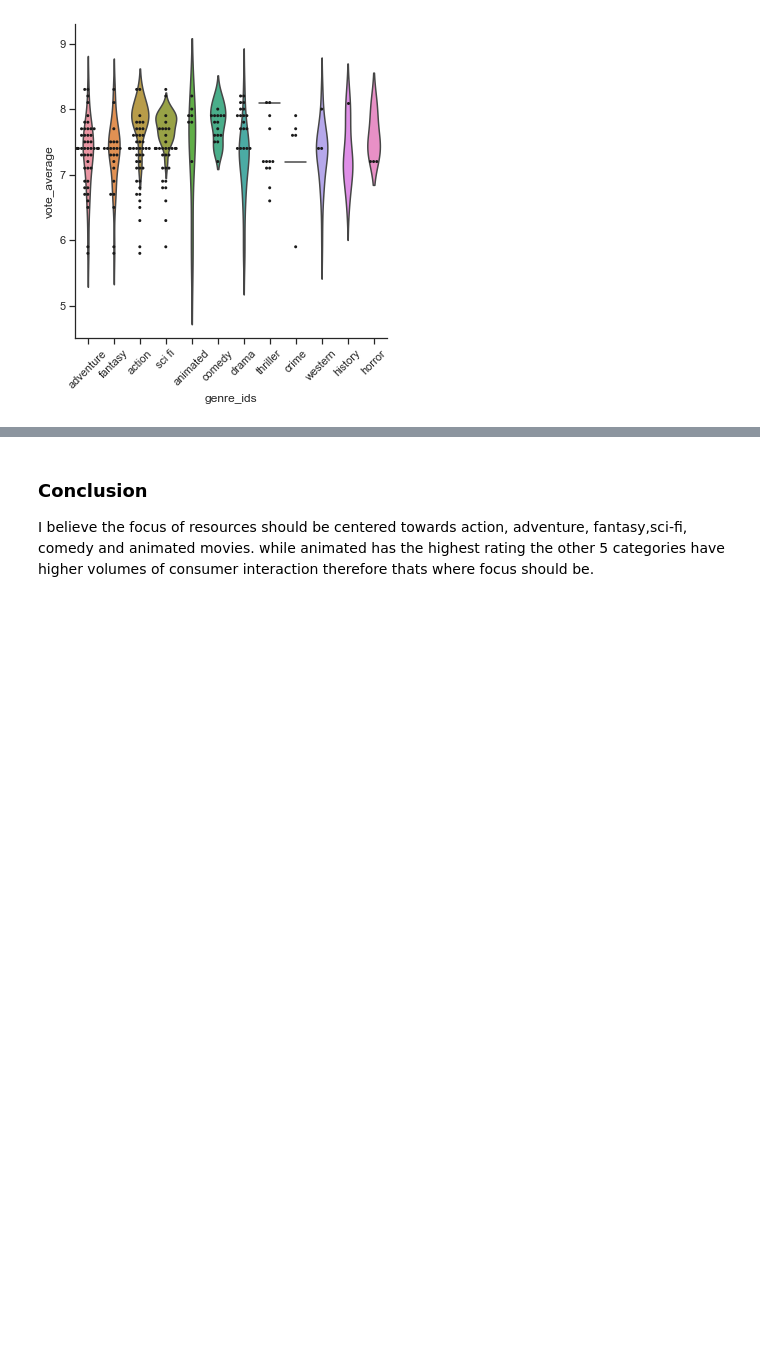
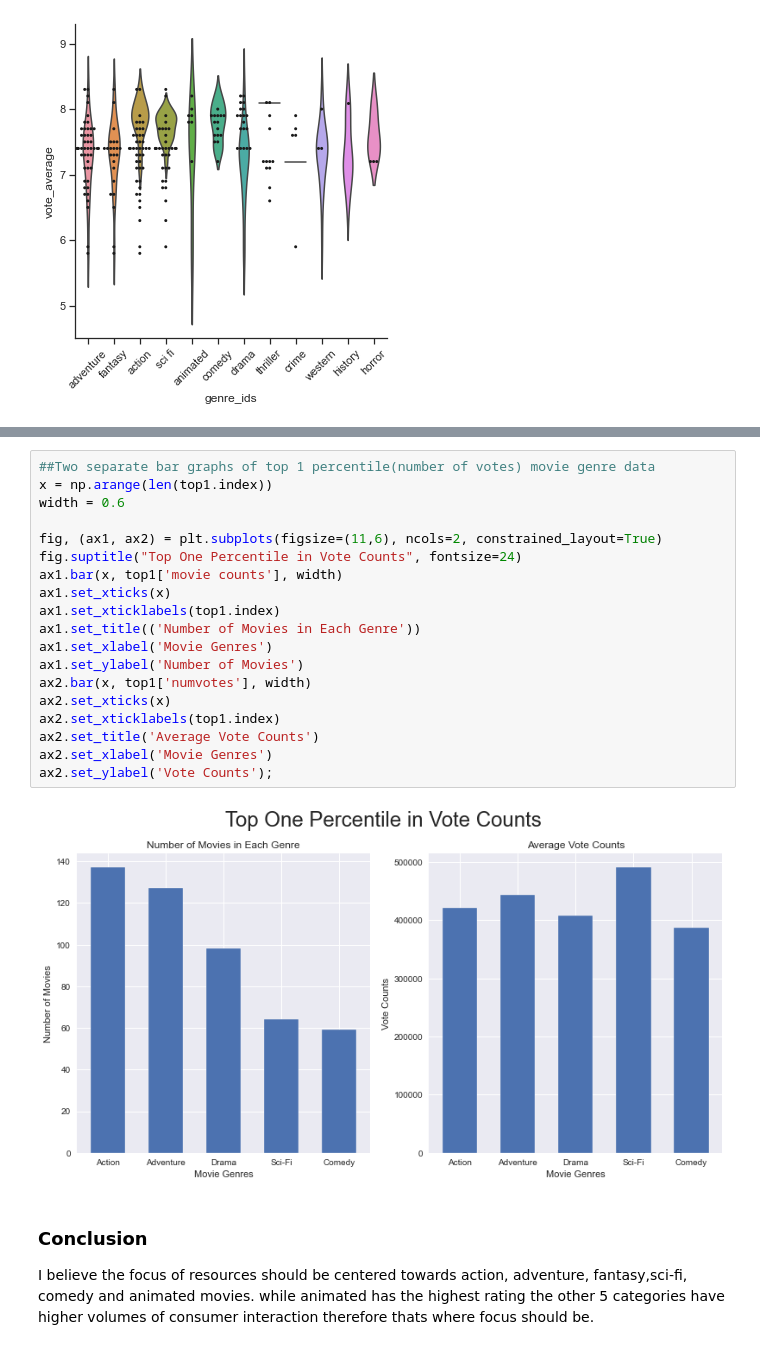
Before and after one commit to alpacanonymous/project1, a Jupyter notebook: final_notebook.ipynb, the cells around one changed output, grey strips where cells are left out. Saved outputs shown, nothing was run; the diff lists cells and outputs as text; blank space fills up the shorter version.

```diff
--- a/final_notebook.ipynb
+++ b/final_notebook.ipynb
@@ -697,3 +948,24 @@ g.set_xticklabels(rotation=45)
+# %%
+##Two separate bar graphs of top 1 percentile(number of votes) movie genre data
+x = np.arange(len(top1.index))
+width = 0.6
+
+fig, (ax1, ax2) = plt.subplots(figsize=(11,6), ncols=2, constrained_layout=True)
+fig.suptitle("Top One Percentile in Vote Counts", fontsize=24)
+ax1.bar(x, top1['movie counts'], width)
+ax1.set_xticks(x)
+ax1.set_xticklabels(top1.index)
+ax1.set_title(('Number of Movies in Each Genre'))
+ax1.set_xlabel('Movie Genres')
+ax1.set_ylabel('Number of Movies')
+ax2.bar(x, top1['numvotes'], width)
+ax2.set_xticks(x)
+ax2.set_xticklabels(top1.index)
+ax2.set_title('Average Vote Counts')
+ax2.set_xlabel('Movie Genres')
+ax2.set_ylabel('Vote Counts');
+# %% [output]
+[figure, added]
 # %% [markdown]
 ### Conclusion
 I believe the focus of resources should be centered towards action, adventure, fantasy,sci-fi, comedy and animated movies. while animated has the highest rating the other 5 categories have higher volumes of consumer interaction therefore thats where focus should be.
```
Also changed, not shown: parts of 24 cells of this notebook.
